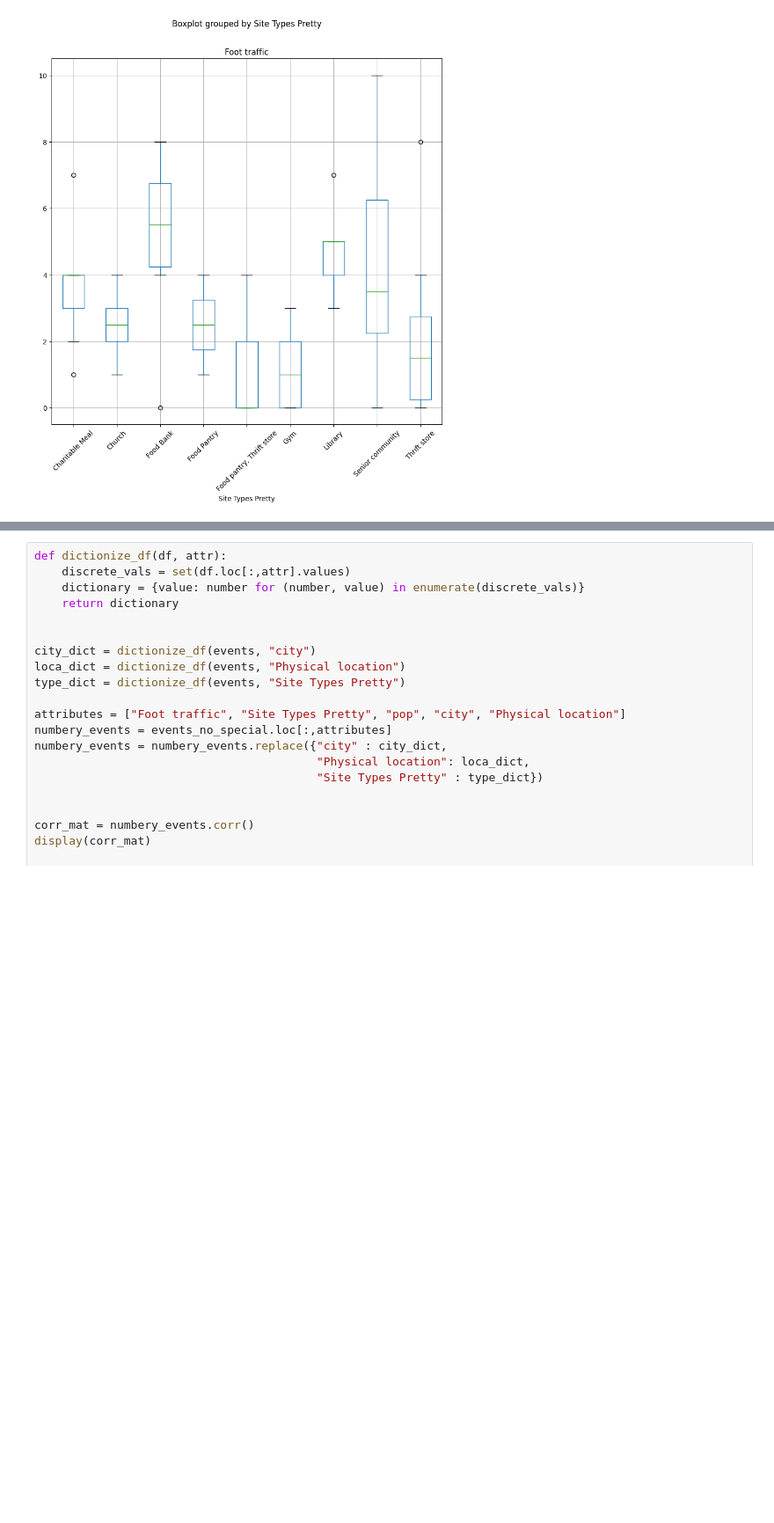
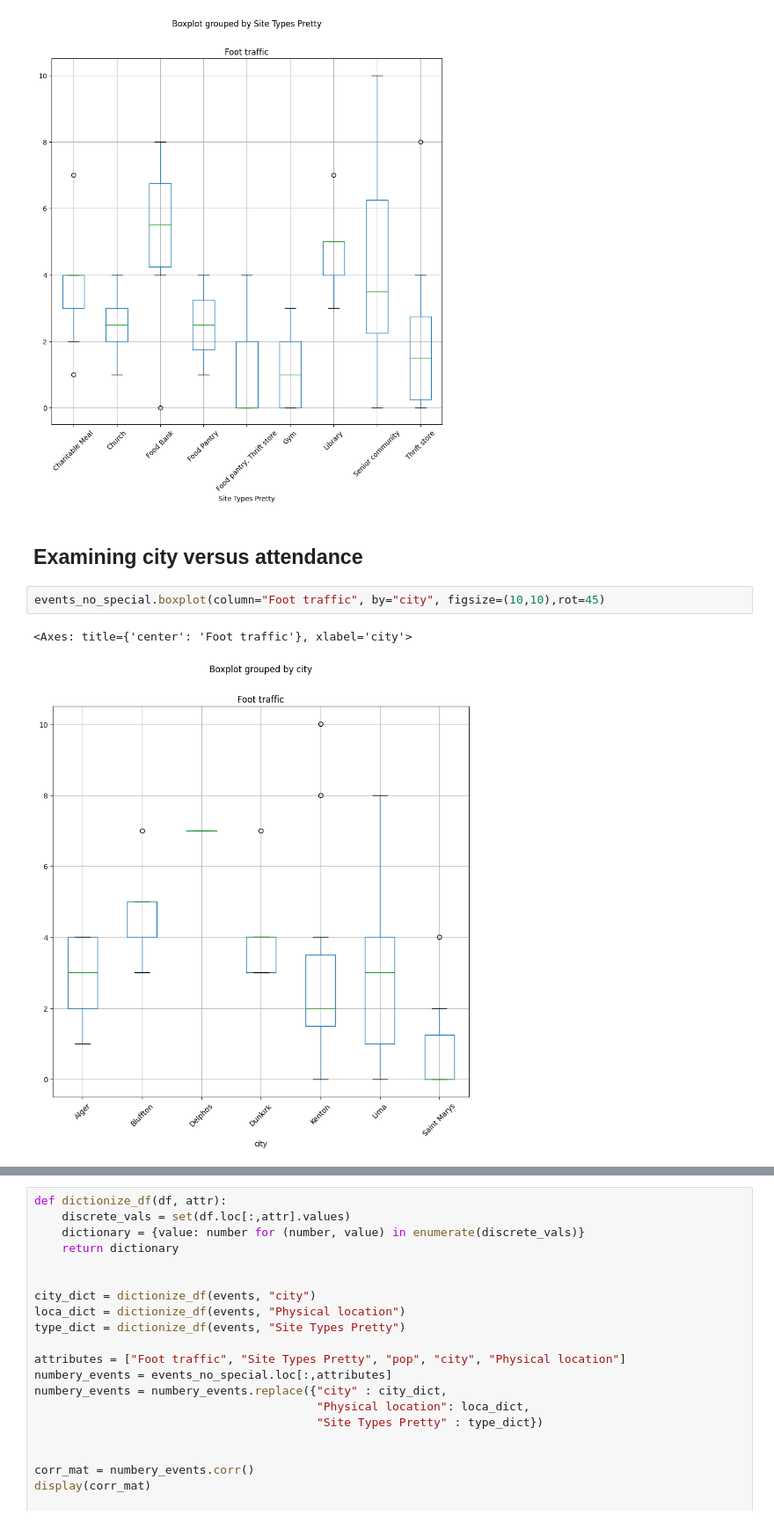
Before and after one commit to Human-Centered-Optimization-Lab/clinicOpt, a Jupyter notebook: tools/attendancePlaygorund.ipynb, the cells around one changed output, grey strips where cells are left out. Shown: that part at 88% size. Cells and saved outputs as stored; diff of their text form; blank space fills up the shorter version.

Commit message:
Did a box plot of foot traffic versus city

```diff
--- a/tools/attendancePlaygorund.ipynb
+++ b/tools/attendancePlaygorund.ipynb
@@ -125,5 +125,12 @@ events_no_special.boxplot(column="Foot traffic", by="Site Types Pretty", figsize
 # %% [output]
 <Axes: title={'center': 'Foot traffic'}, xlabel='Site Types Pretty'>
 [figure]
+# %% [markdown]
+## Examining city versus attendance
+# %%
+events_no_special.boxplot(column="Foot traffic", by="city", figsize=(10,10),rot=45)
+# %% [output]
+<Axes: title={'center': 'Foot traffic'}, xlabel='city'>
+[figure, added]
 # %% [markdown]
 ## Corellation analysis
```
Also changed, not shown: parts of 1 cell of this notebook.
